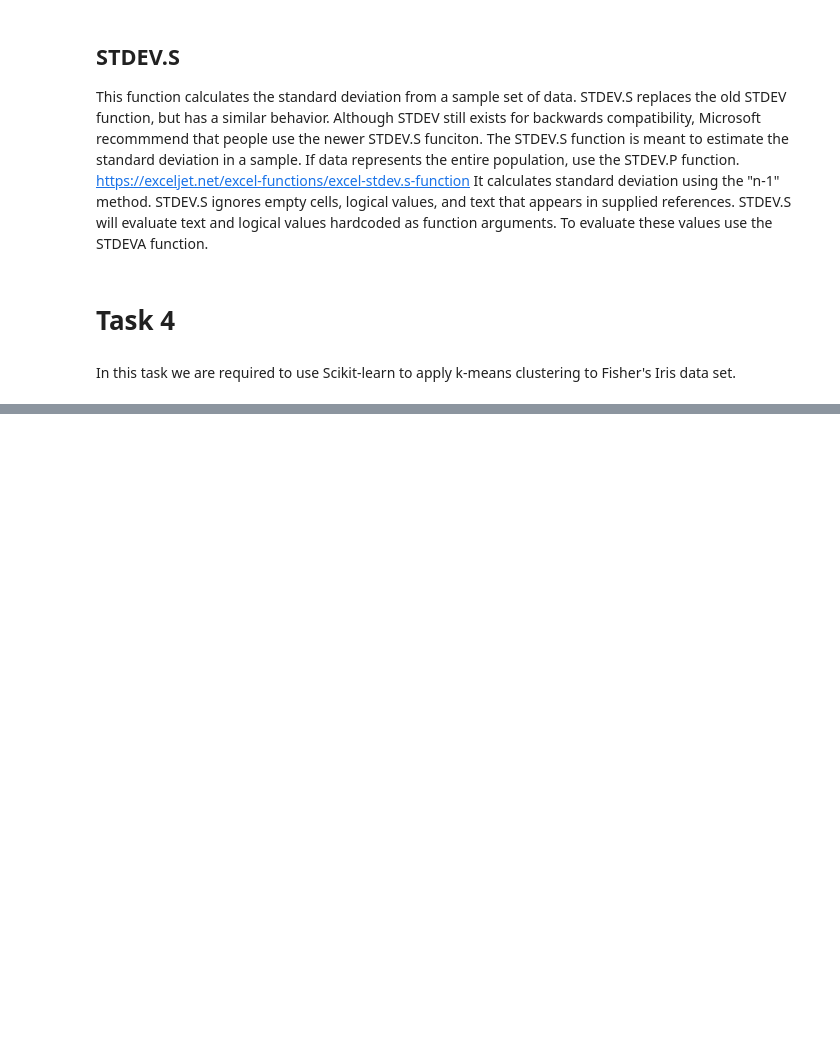
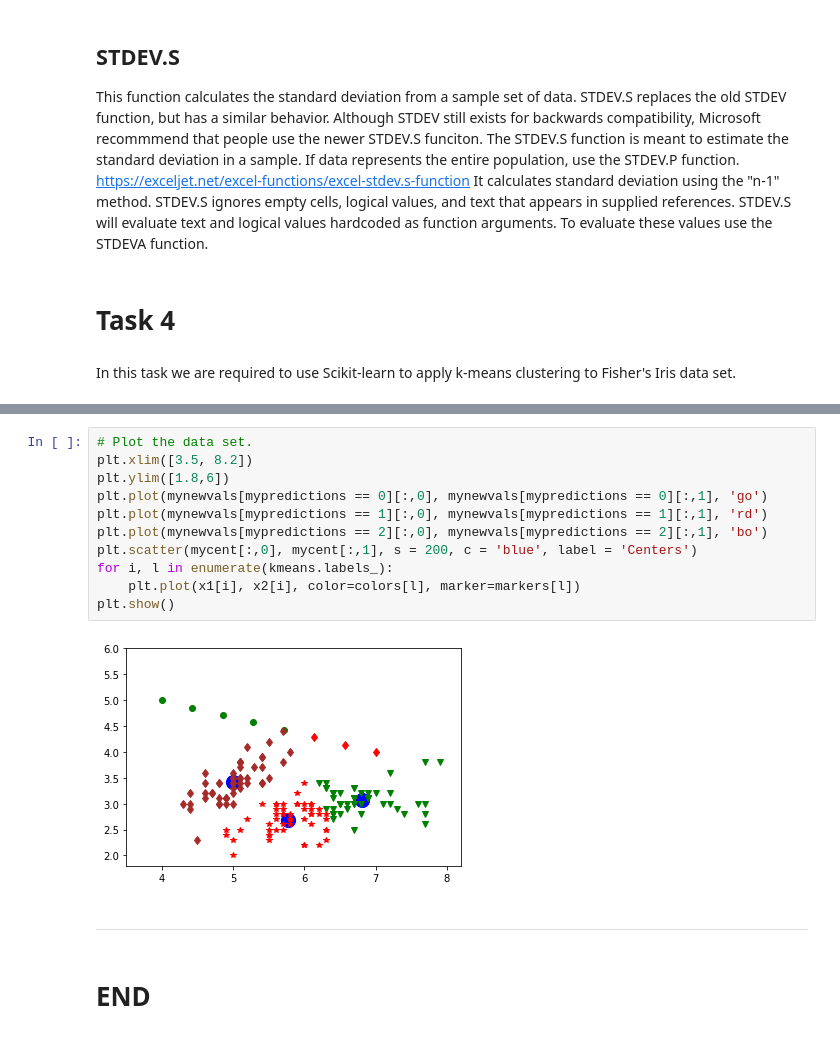
Before and after one commit to CathalDonohoe/EmergingTechTaskProject, a Jupyter notebook: Tasks.ipynb, the cells around one changed output, grey strips where cells are left out. Saved outputs shown, nothing was run; the diff lists cells and outputs as text; blank space fills up the shorter version.

```diff
--- a/Tasks.ipynb
+++ b/Tasks.ipynb
@@ -218,0 +277,17 @@ plt.show()
+# %%
+# Plot the data set.
+plt.xlim([3.5, 8.2])
+plt.ylim([1.8,6])
+plt.plot(mynewvals[mypredictions == 0][:,0], mynewvals[mypredictions == 0][:,1], 'go')
+plt.plot(mynewvals[mypredictions == 1][:,0], mynewvals[mypredictions == 1][:,1], 'rd')
+plt.plot(mynewvals[mypredictions == 2][:,0], mynewvals[mypredictions == 2][:,1], 'bo')
+plt.scatter(mycent[:,0], mycent[:,1], s = 200, c = 'blue', label = 'Centers')
+for i, l in enumerate(kmeans.labels_):
+    plt.plot(x1[i], x2[i], color=colors[l], marker=markers[l])
+plt.show()
+# %% [output]
+[figure, added]
+# %% [markdown]
+<hr>
+# %% [markdown]
+# END
```
Also changed, not shown: parts of 11 cells of this notebook.
